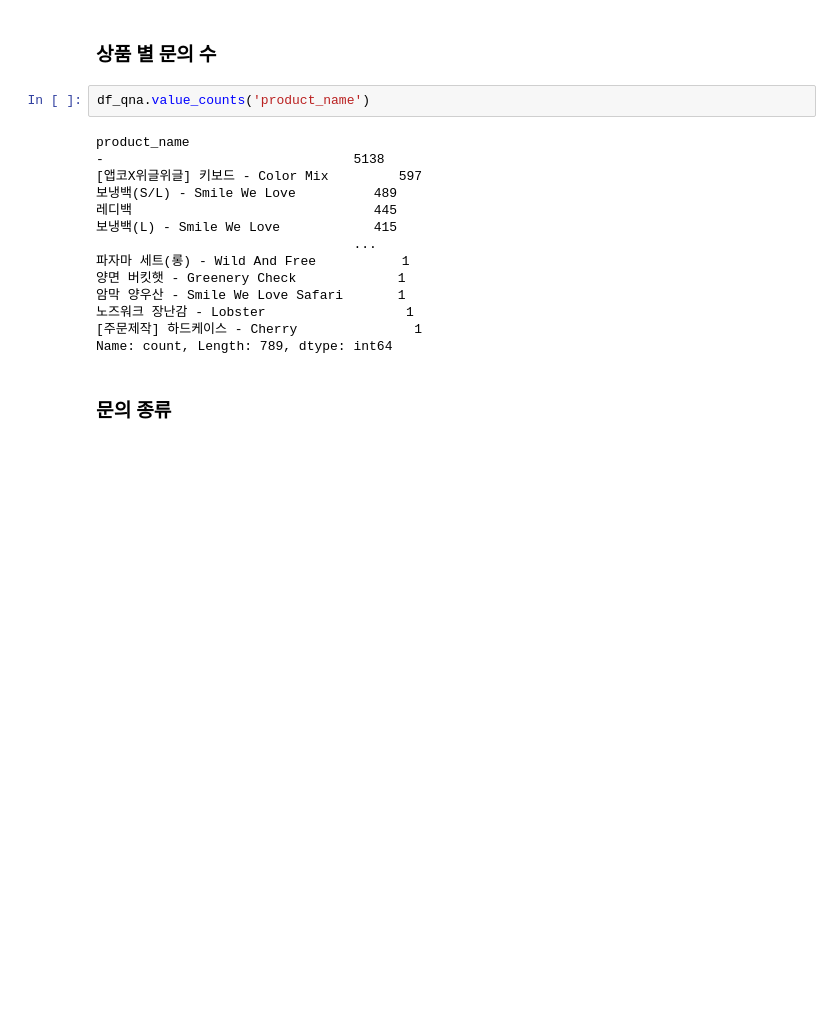
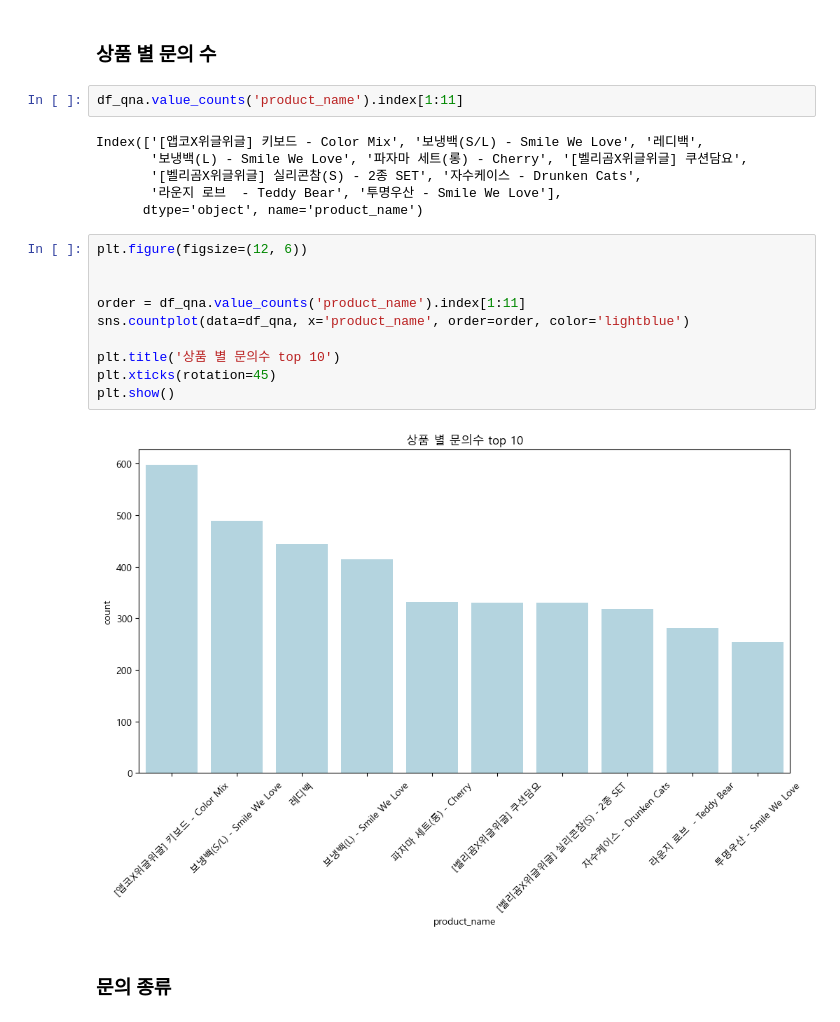
Before and after one commit to entangelk/wigglewiggle, a Jupyter notebook: docs/analysis/qna.ipynb, the cells around one changed output. Drawn from its saved outputs; the diff is of its cells as text; blank space fills up the shorter version.

```diff
--- a/docs/analysis/qna.ipynb
+++ b/docs/analysis/qna.ipynb
@@ -130,21 +116,25 @@ plt.show()
 # %% [markdown]
 ### 상품 별 문의 수
 # %%
-df_qna.value_counts('product_name')
+df_qna.value_counts('product_name').index[1:11]
 # %% [output]
-product_name
--                                5138
-[앱코X위글위글] 키보드 - Color Mix         597
-보냉백(S/L) - Smile We Love          489
-레디백                               445
-보냉백(L) - Smile We Love            415
-                                 ...
-파자마 세트(롱) - Wild And Free           1
-양면 버킷햇 - Greenery Check             1
-암막 양우산 - Smile We Love Safari       1
-노즈워크 장난감 - Lobster                  1
-[주문제작] 하드케이스 - Cherry               1
-Name: count, Length: 789, dtype: int64
+Index(['[앱코X위글위글] 키보드 - Color Mix', '보냉백(S/L) - Smile We Love', '레디백',
+       '보냉백(L) - Smile We Love', '파자마 세트(롱) - Cherry', '[벨리곰X위글위글] 쿠션담요',
+       '[벨리곰X위글위글] 실리콘참(S) - 2종 SET', '자수케이스 - Drunken Cats',
+       '라운지 로브  - Teddy Bear', '투명우산 - Smile We Love'],
+      dtype='object', name='product_name')
+# %%
+plt.figure(figsize=(12, 6))
+
+
+order = df_qna.value_counts('product_name').index[1:11]
+sns.countplot(data=df_qna, x='product_name', order=order, color='lightblue')
+
+plt.title('상품 별 문의수 top 10')
+plt.xticks(rotation=45)
+plt.show()
+# %% [output]
+[figure, added]
 # %% [markdown]
 ### 문의 종류
 # %%
```
Also changed, not shown: parts of 18 cells of this notebook, 10 other files.
